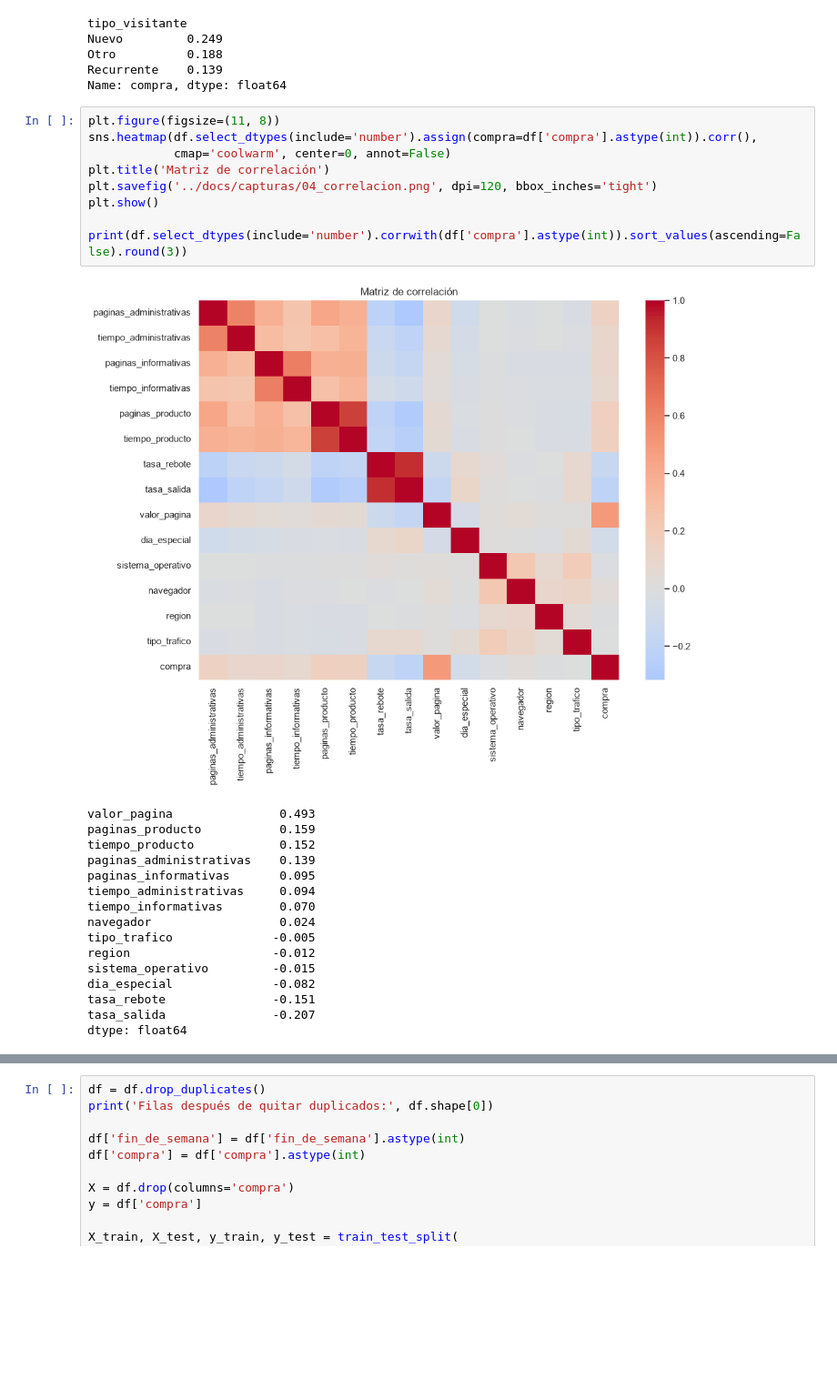
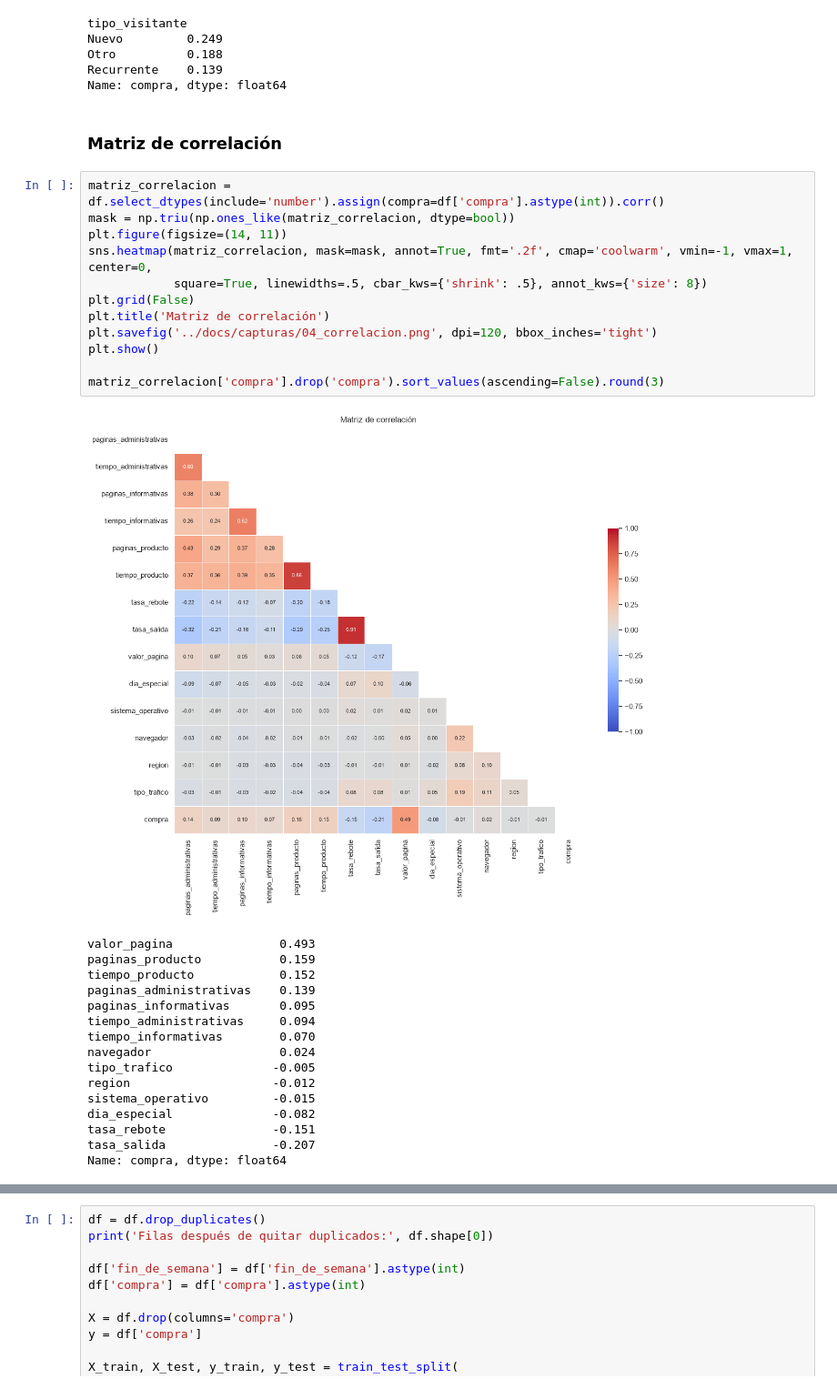
Before and after one commit to limbertz-dev/online-shoppers-ia, a Jupyter notebook: notebooks/01_crispmlq_online_shoppers.ipynb, the cells around one changed output, grey strips where cells are left out. Shown at 91% size. Cells and saved outputs as stored; diff of their text form; blank space fills up the shorter version.

Commit message:
Notebook: solo titulos, codigo sin comentarios y matriz de correlacion con valores

```diff
--- a/notebooks/01_crispmlq_online_shoppers.ipynb
+++ b/notebooks/01_crispmlq_online_shoppers.ipynb
@@ -188,17 +164,22 @@ Nuevo         0.249
 Otro          0.188
 Recurrente    0.139
 Name: compra, dtype: float64
+# %% [markdown]
+### Matriz de correlación
 # %%
-plt.figure(figsize=(11, 8))
-sns.heatmap(df.select_dtypes(include='number').assign(compra=df['compra'].astype(int)).corr(),
-            cmap='coolwarm', center=0, annot=False)
+matriz_correlacion = df.select_dtypes(include='number').assign(compra=df['compra'].astype(int)).corr()
+mask = np.triu(np.ones_like(matriz_correlacion, dtype=bool))
+plt.figure(figsize=(14, 11))
+sns.heatmap(matriz_correlacion, mask=mask, annot=True, fmt='.2f', cmap='coolwarm', vmin=-1, vmax=1, center=0,
+            square=True, linewidths=.5, cbar_kws={'shrink': .5}, annot_kws={'size': 8})
+plt.grid(False)
 plt.title('Matriz de correlación')
 plt.savefig('../docs/capturas/04_correlacion.png', dpi=120, bbox_inches='tight')
 plt.show()
 
-print(df.select_dtypes(include='number').corrwith(df['compra'].astype(int)).sort_values(ascending=False).round(3))
+matriz_correlacion['compra'].drop('compra').sort_values(ascending=False).round(3)
 # %% [output]
-[figure, old version]
+[figure, new version]
 valor_pagina               0.493
 paginas_producto           0.159
 tiempo_producto            0.152
@@ -213,4 +194,4 @@ sistema_operativo         -0.015
 dia_especial              -0.082
 tasa_rebote               -0.151
 tasa_salida               -0.207
-dtype: float64
+Name: compra, dtype: float64
```
Also changed, not shown: parts of 39 cells of this notebook, 1 other file.
